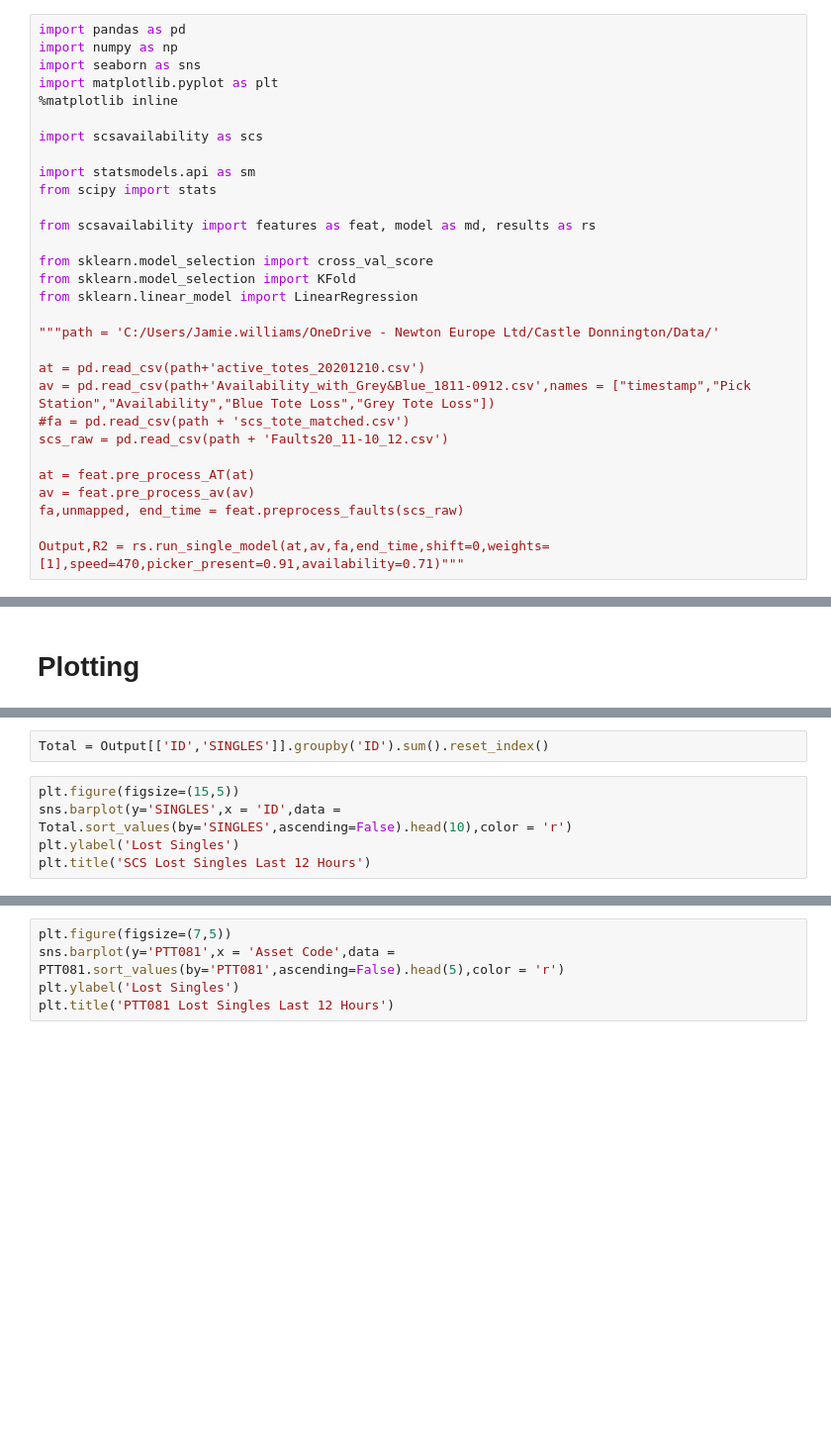
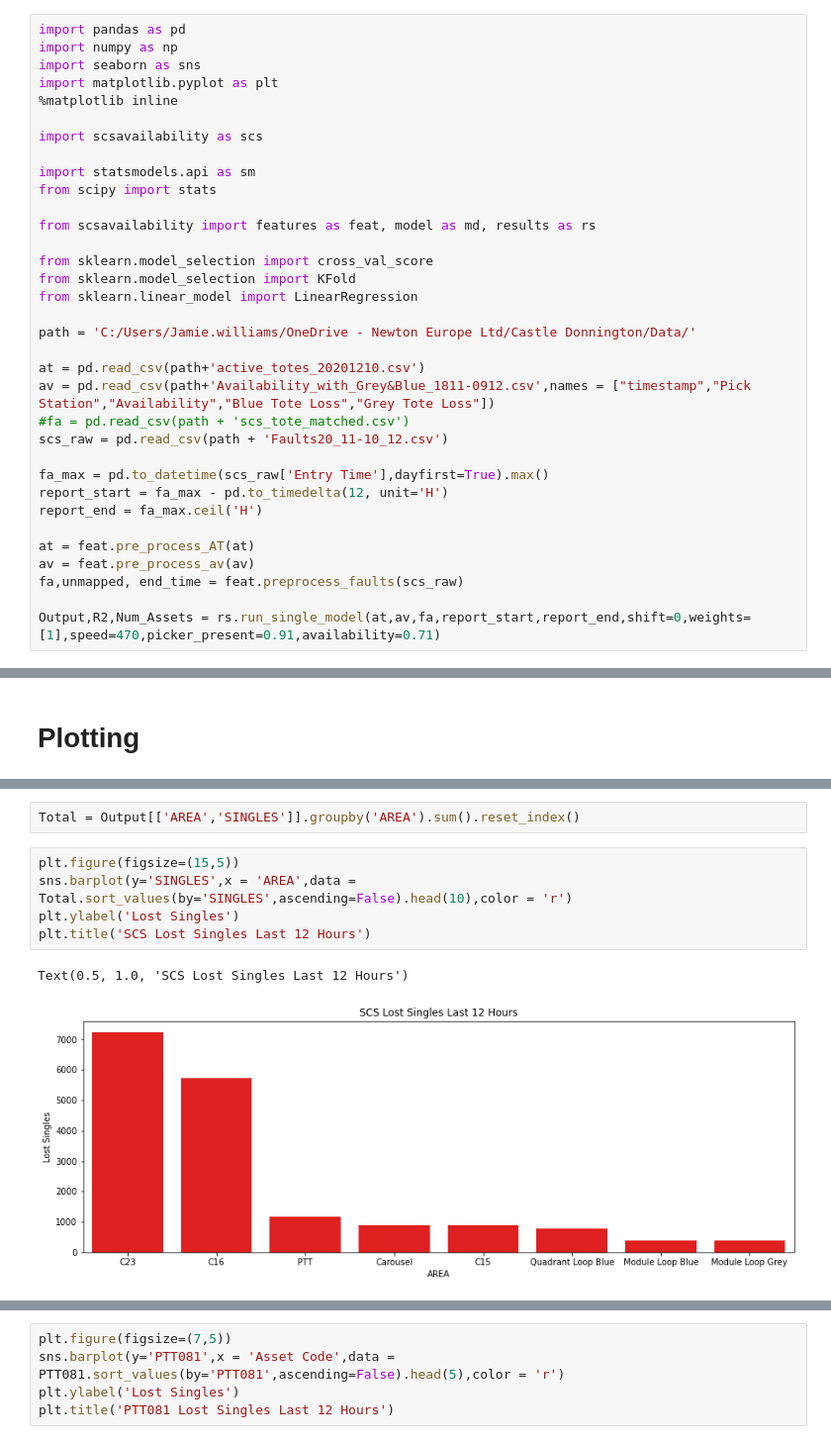
Before and after one commit to ch4413/scs, a Jupyter notebook: notebooks/Basic Model Jamie.ipynb, the cells around one changed output, grey strips where cells are left out. Shown at 99% size. Saved outputs shown, nothing was run; the diff lists cells and outputs as text; blank space fills up the shorter version.

```diff
--- a/notebooks/Basic Model Jamie.ipynb
+++ b/notebooks/Basic Model Jamie.ipynb
@@ -16,16 +16,20 @@ from sklearn.model_selection import cross_val_score
 from sklearn.model_selection import KFold
 from sklearn.linear_model import LinearRegression
 
-"""path = 'C:/Users/Jamie.williams/OneDrive - Newton Europe Ltd/Castle Donnington/Data/'
+path = 'C:/Users/Jamie.williams/OneDrive - Newton Europe Ltd/Castle Donnington/Data/'
 
 at = pd.read_csv(path+'active_totes_20201210.csv')
 av = pd.read_csv(path+'Availability_with_Grey&Blue_1811-0912.csv',names = ["timestamp","Pick Station","Availability","Blue Tote Loss","Grey Tote Loss"])
 #fa = pd.read_csv(path + 'scs_tote_matched.csv')
 scs_raw = pd.read_csv(path + 'Faults20_11-10_12.csv')
 
+fa_max = pd.to_datetime(scs_raw['Entry Time'],dayfirst=True).max()
+report_start = fa_max - pd.to_timedelta(12, unit='H')
+report_end = fa_max.ceil('H')
+
 at = feat.pre_process_AT(at)
 av = feat.pre_process_av(av)
 fa,unmapped, end_time = feat.preprocess_faults(scs_raw)
 
-Output,R2 = rs.run_single_model(at,av,fa,end_time,shift=0,weights=[1],speed=470,picker_present=0.91,availability=0.71)"""
+Output,R2,Num_Assets = rs.run_single_model(at,av,fa,report_start,report_end,shift=0,weights=[1],speed=470,picker_present=0.91,availability=0.71)
 # %% [output]
@@ -116,9 +147,12 @@ Output[Output['AREA'] == 'PTT']['ID'].value_counts()
 # %%
-Total = Output[['ID','SINGLES']].groupby('ID').sum().reset_index()
+Total = Output[['AREA','SINGLES']].groupby('AREA').sum().reset_index()
 # %%
 plt.figure(figsize=(15,5))
-sns.barplot(y='SINGLES',x = 'ID',data = Total.sort_values(by='SINGLES',ascending=False).head(10),color = 'r')
+sns.barplot(y='SINGLES',x = 'AREA',data = Total.sort_values(by='SINGLES',ascending=False).head(10),color = 'r')
 plt.ylabel('Lost Singles')
 plt.title('SCS Lost Singles Last 12 Hours')
+# %% [output]
+Text(0.5, 1.0, 'SCS Lost Singles Last 12 Hours')
+[figure, added]
 # %%
 PTT081 = Output[['Asset Code','PTT081']].groupby('Asset Code').sum().reset_index()
```
Also changed, not shown: parts of 5 cells of this notebook, 5 other files.
